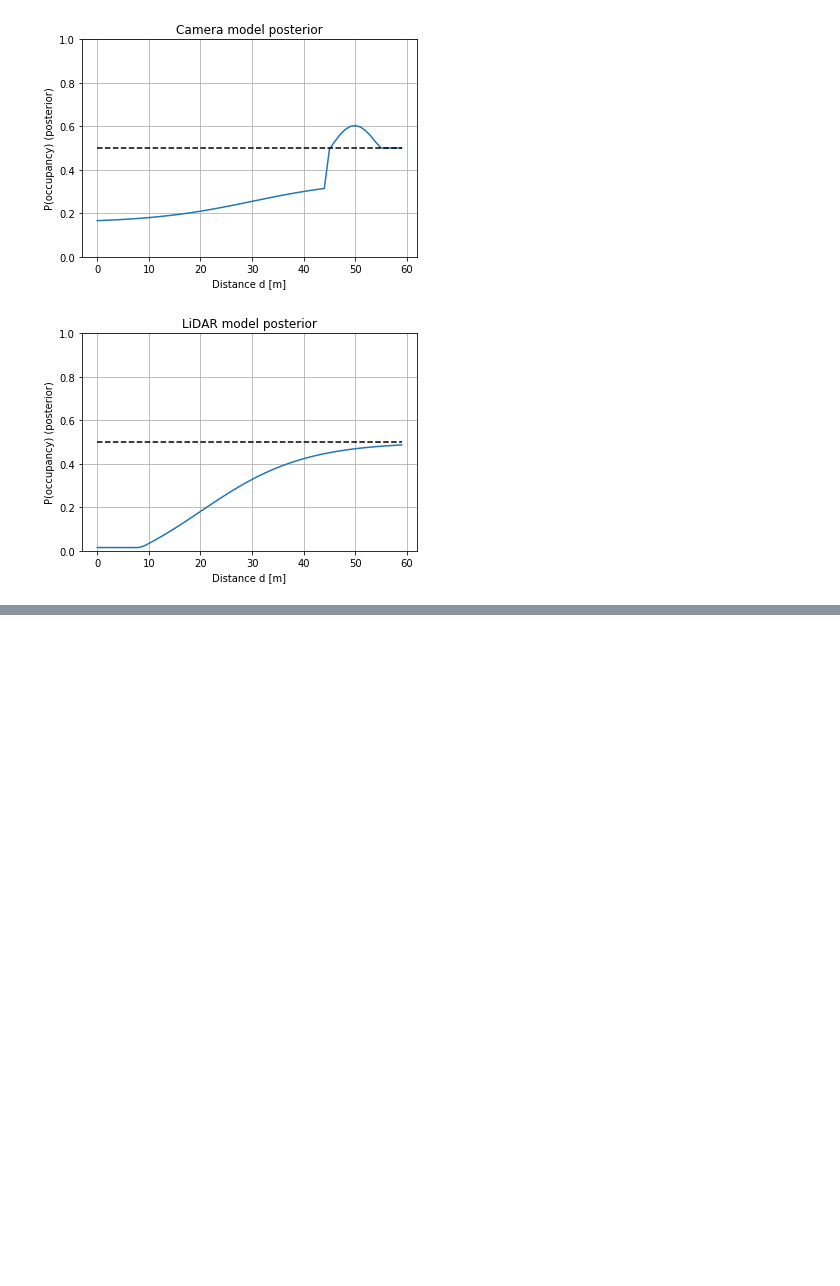
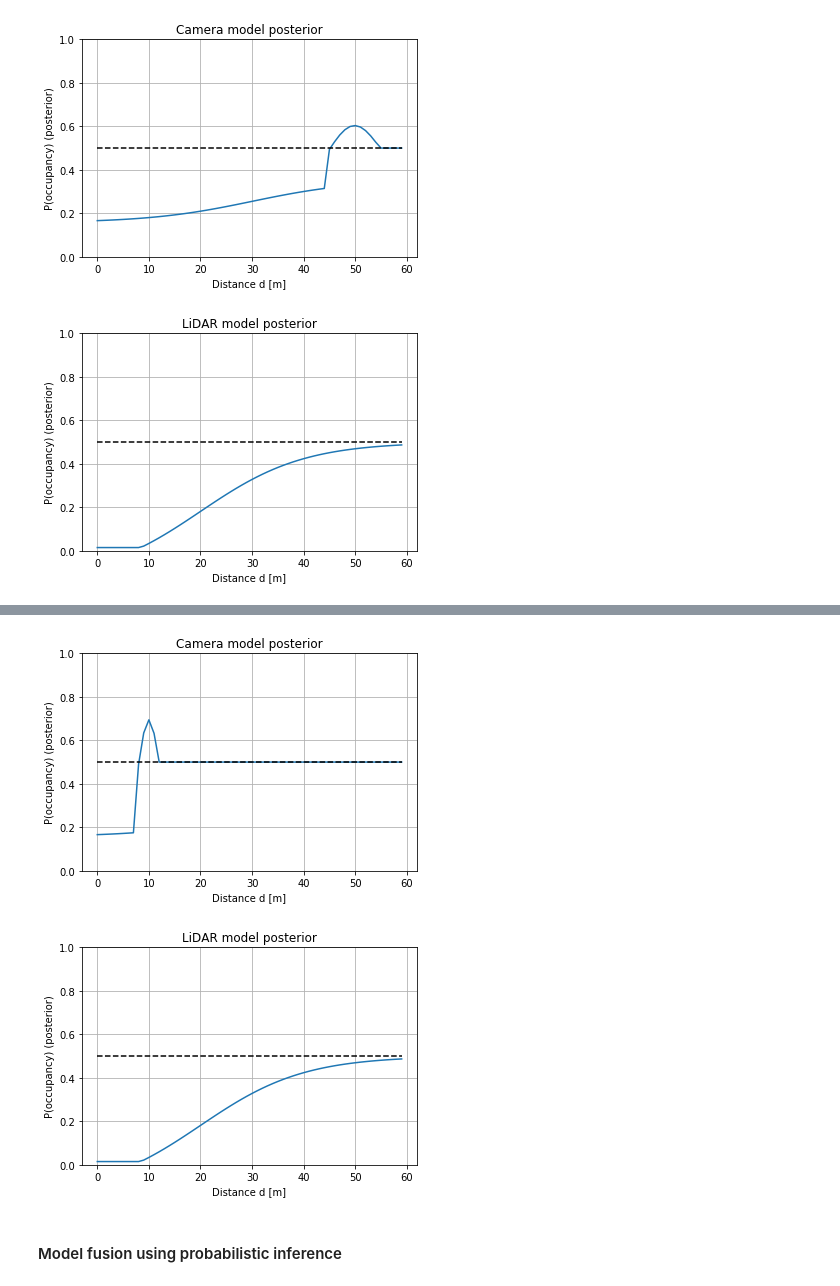
Before and after one commit to robin-karlsson0/bayesian-perception-demo, a Jupyter notebook: probabilistic_spatial_occupancy.ipynb, the cells around one changed output, grey strips where cells are left out. Saved outputs shown, nothing was run; the diff lists cells and outputs as text; code cells hidden in the pictures; blank space fills up the shorter version.

```diff
--- a/probabilistic_spatial_occupancy.ipynb
+++ b/probabilistic_spatial_occupancy.ipynb
@@ -371,0 +508,23 @@ plt.show()
+# %%
+plt.plot(post_p_array_camera)
+plt.plot(0.5*np.ones(60), 'k--')
+plt.title("Camera model posterior")
+plt.xlabel("Distance d [m]")
+plt.ylabel("P(occupancy) (posterior)")
+plt.grid()
+plt.ylim(0,1)
+plt.show()
+
+plt.plot(post_p_array_lidar)
+plt.plot(0.5*np.ones(60), 'k--')
+plt.title("LiDAR model posterior")
+plt.xlabel("Distance d [m]")
+plt.ylabel("P(occupancy) (posterior)")
+plt.grid()
+plt.ylim(0,1)
+plt.show()
+# %% [output]
+[figure, added]
+[figure, added]
+# %% [markdown]
+#### Model fusion using probabilistic inference
```
Also changed, not shown: parts of 17 cells of this notebook.
